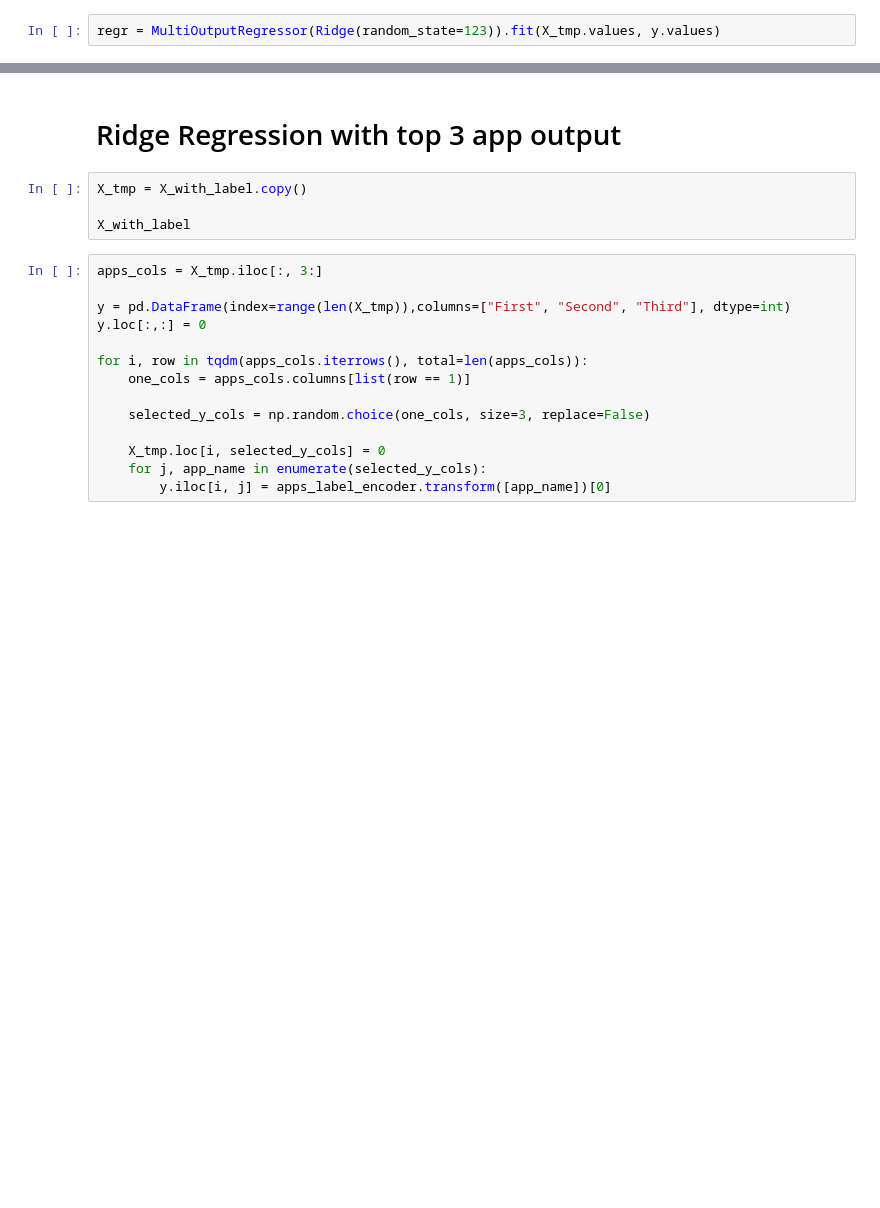
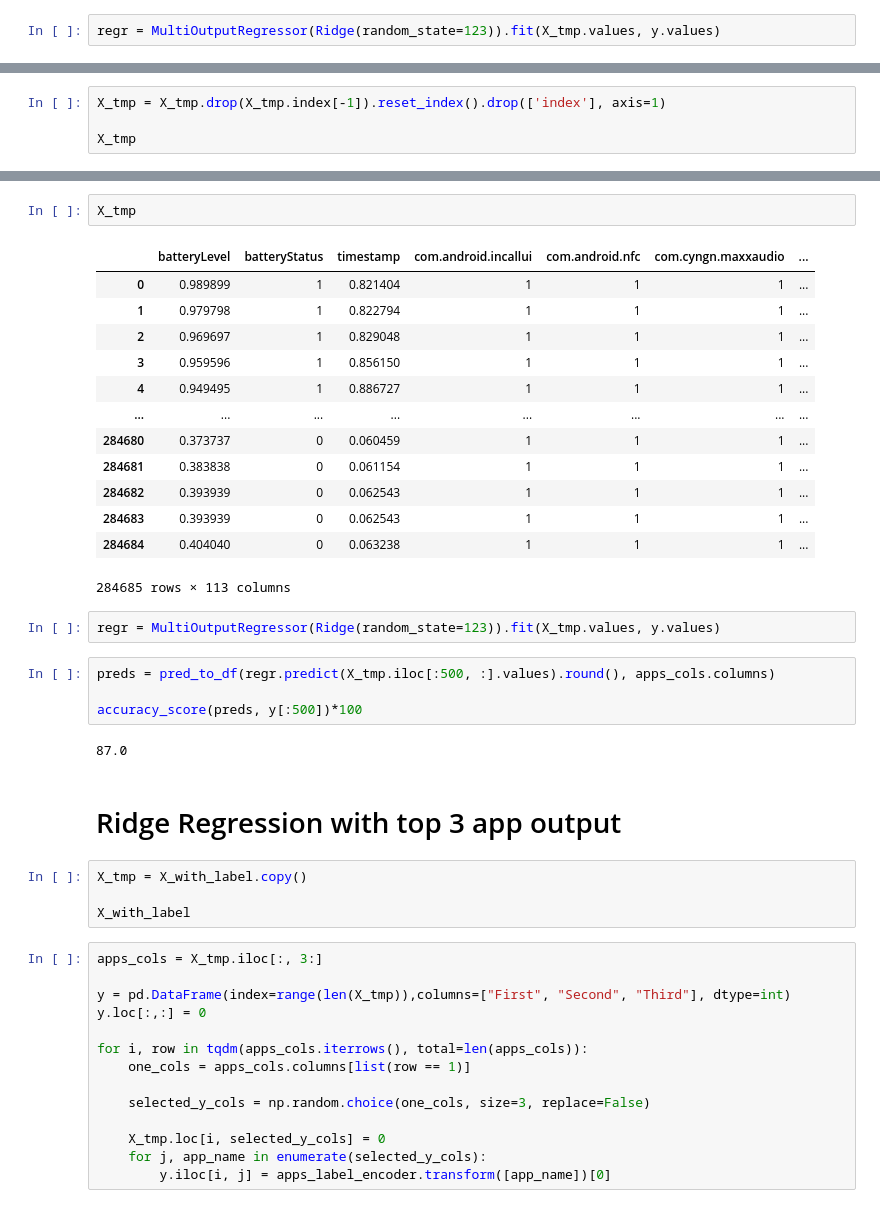
Before and after one commit to rahatzamancse/OS-project, a Jupyter notebook: analysis.ipynb, the cells around one changed output, grey strips where cells are left out. Cells and saved outputs as stored; diff of their text form; blank space fills up the shorter version.

```diff
--- a/analysis.ipynb
+++ b/analysis.ipynb
@@ -183,0 +301,4 @@ preds
+# %%
+X_tmp = X_tmp.drop(X_tmp.index[-1]).reset_index().drop(['index'], axis=1)
+
+X_tmp
@@ -184,3 +323,27 @@ preds
+# %%
+X_tmp
+# %% [output]
+|  | batteryLevel | batteryStatus | timestamp | com.android.incallui | com.android.nfc | com.cyngn.maxxaudio | ... |
+| 0 | 0.989899 | 1 | 0.821404 | 1 | 1 | 1 | ... |
+| 1 | 0.979798 | 1 | 0.822794 | 1 | 1 | 1 | ... |
+| 2 | 0.969697 | 1 | 0.829048 | 1 | 1 | 1 | ... |
+| 3 | 0.959596 | 1 | 0.856150 | 1 | 1 | 1 | ... |
+| 4 | 0.949495 | 1 | 0.886727 | 1 | 1 | 1 | ... |
+| ... | ... | ... | ... | ... | ... | ... | ... |
+| 284680 | 0.373737 | 0 | 0.060459 | 1 | 1 | 1 | ... |
+| 284681 | 0.383838 | 0 | 0.061154 | 1 | 1 | 1 | ... |
+| 284682 | 0.393939 | 0 | 0.062543 | 1 | 1 | 1 | ... |
+| 284683 | 0.393939 | 0 | 0.062543 | 1 | 1 | 1 | ... |
+| 284684 | 0.404040 | 0 | 0.063238 | 1 | 1 | 1 | ... |
+284685 rows × 113 columns
+# %%
+regr = MultiOutputRegressor(Ridge(random_state=123)).fit(X_tmp.values, y.values)
+# %%
+preds = pred_to_df(regr.predict(X_tmp.iloc[:500, :].values).round(), apps_cols.columns)
+
+accuracy_score(preds, y[:500])*100
+# %% [output]
+87.0
 # %% [markdown]
 # Ridge Regression with top 3 app output
 # %%
```
Also changed, not shown: parts of 21 cells of this notebook, 1 other file.
